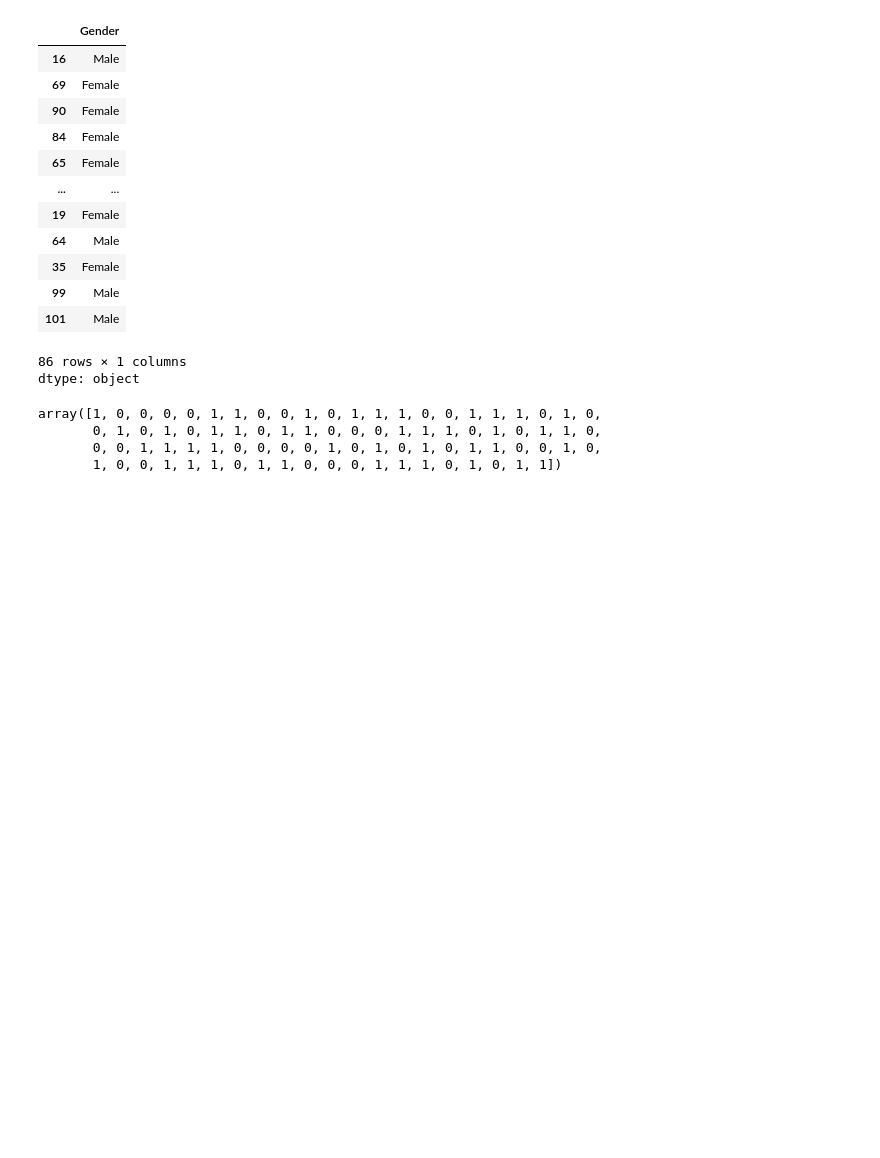
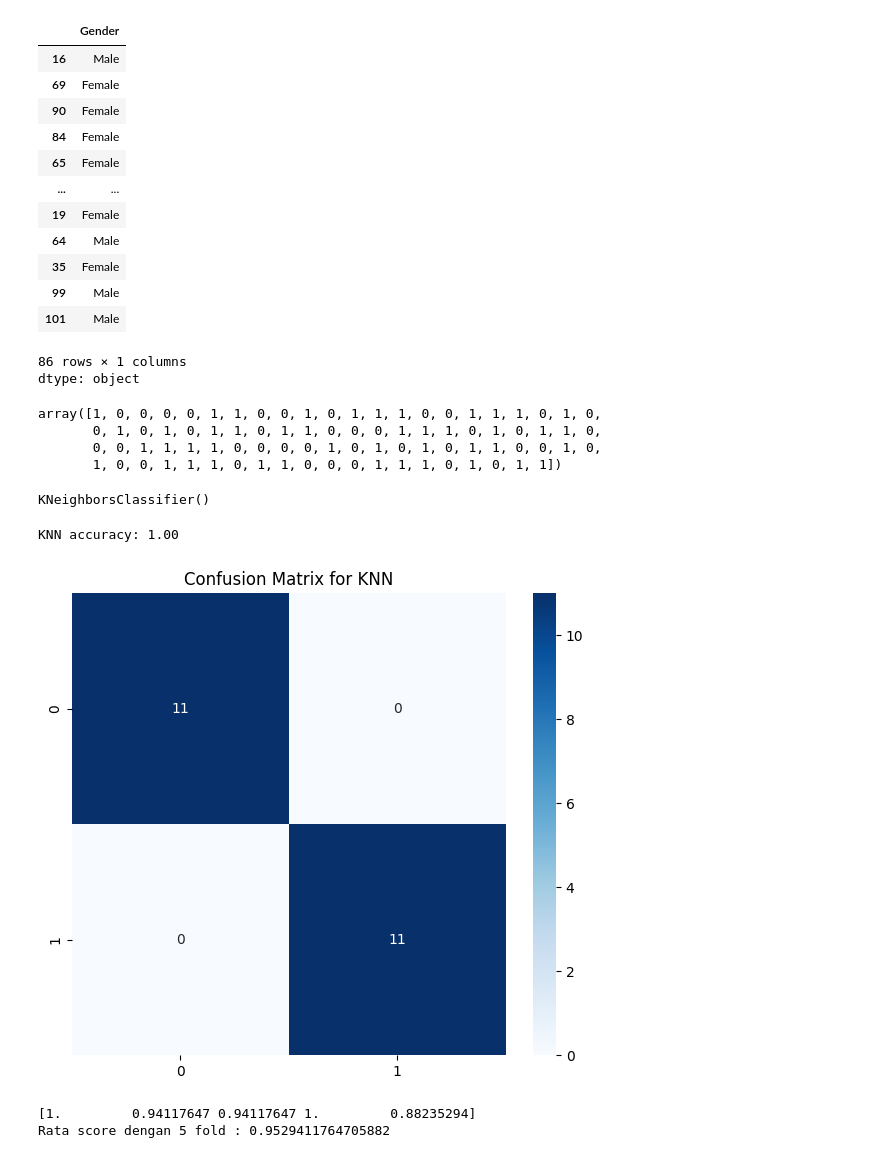
Before and after one commit to JohanPP24/UAS-AI, a Jupyter notebook: Klasifikasi_Obesitas.ipynb, the cells around one changed output. Cells and saved outputs as stored; diff of their text form; code cells hidden in the pictures; blank space fills up the shorter version.

Commit message:
Klasifikasi Obesitas menggunakan KNN

```diff
--- a/Klasifikasi_Obesitas.ipynb
+++ b/Klasifikasi_Obesitas.ipynb
@@ -217,0 +249,8 @@ array([1, 0, 0, 0, 0, 1, 1, 0, 0, 1, 0, 1, 1, 1, 0, 0, 1, 1, 1, 0, 1, 0,
+# %%
+# Membuat objek classifier KNN dengan jumlah tetangga terdekat (n_neighbors) sebanyak 5
+knn_classifier = KNeighborsClassifier(n_neighbors=5) # Membuat objek knn_classifier dari kelas KNeighborsClassifier. Parameter n_neighbors=5 menunjukkan bahwa model akan mempertimbangkan 5 tetangga terdekat untuk membuat prediksi.
+
+# Melatih model KNN menggunakan data latih yang sudah distandarisasi (X_train_scl) dan label target (Y_train_enc)
+knn_classifier.fit(X_train_scl, Y_train_enc) # fit() digunakan untuk melatih model KNN dengan data latih (X_train_scl adalah fitur yang sudah distandarisasi dan Y_train_enc adalah label target yang sudah diencoding). Model KNN akan mempelajari hubungan antara fitur dan label dalam data latih.
+# %% [output]
+KNeighborsClassifier()
@@ -217,0 +261,40 @@ array([1, 0, 0, 0, 0, 1, 1, 0, 0, 1, 0, 1, 1, 1, 0, 0, 1, 1, 1, 0, 1, 0,
+# %%
+# Untuk prediksi menggunakan model KNN pada data uji yang telah distandarisasi
+# knn_classifier adalah objek model K-Nearest Neighbors yang sudah dilatih sebelumnya dengan data latih.
+# predict(X_test_scl) digunakan untuk memprediksi label target pada data uji (X_test_scl), yang merupakan fitur yang sudah distandarisasi.
+knn_predictions = knn_classifier.predict(X_test_scl)
+
+# Untuk menghitung akurasi model dengan membandingkan label yang diprediksi dengan label yang sebenarnya
+# Y_test_enc adalah label sebenarnya dari data uji yang telah diubah ke bentuk numerik (encoded).
+# knn_predictions adalah hasil prediksi yang diperoleh dari model.
+# Fungsi accuracy_score menghitung akurasi dengan membandingkan label sebenarnya dan label prediksi.
+knn_accuracy = accuracy_score(Y_test_enc, knn_predictions)
+
+# ntuk menampilkan hasil akurasi
+print(f'KNN accuracy: {knn_accuracy:.2f}') #untuk menampilkan akurasi model dalam format persentase dengan dua angka di belakang koma.
+# %% [output]
+KNN accuracy: 1.00
+# %%
+# Membuat confusion matrix
+# confusion_matrix(Y_test_enc, knn_predictions):Fungsi confusion_matrix digunakan untuk menghitung matriks kebingungannya, yang membandingkan label sebenarnya (Y_test_enc) dengan prediksi model (knn_predictions).
+# Matriks kebingungannya menggambarkan berapa banyak prediksi yang benar dan salah untuk masing-masing kelas.
+cm=confusion_matrix(Y_test_enc,knn_predictions)
+
+# Menampilkan confusion matrix menggunakan heatmap
+# plt.figure(figsize=(7, 6)): Fungsi plt.figure() digunakan untuk menentukan ukuran gambar plot. Dalam hal ini, ukuran plot adalah 7x6 inci.
+plt.figure(figsize=(7, 6))
+
+# sns.heatmap(cm, annot=True, fmt='d', cmap='Blues'): Menggunakan seaborn untuk menampilkan confusion matrix dalam bentuk heatmap.
+# annot=True akan menampilkan nilai-nilai numerik di setiap sel.
+# fmt='d' berarti format angka adalah bilangan bulat (integer).
+# cmap='Blues' menentukan skema warna untuk heatmap.
+sns.heatmap(cm, annot=True, fmt='d', cmap='Blues')
+
+# Menambahkan judul
+# plt.title('Confusion Matrix for KNN'): Memberikan judul untuk plot agar jelas bahwa ini adalah confusion matrix untuk model KNN.
+plt.title('Confusion Matrix for KNN')
+
+# Menampilkan plot
+plt.show()
+# %% [output]
+[figure, added]
@@ -217,0 +305,19 @@ array([1, 0, 0, 0, 0, 1, 1, 0, 0, 1, 0, 1, 1, 1, 0, 0, 1, 1, 1, 0, 1, 0,
+# %%
+# Inisialisasi model K-Nearest Neighbors dengan 5 neighbors
+# knn = KNeighborsClassifier(n_neighbors=5): Membuat objek KNeighborsClassifier dengan parameter n_neighbors=5, yang berarti model akan mempertimbangkan 5 tetangga terdekat saat melakukan prediksi.
+knn=KNeighborsClassifier(n_neighbors=5)
+
+# Melakukan cross-validation dengan 5 fold
+# score_sc = cross_val_score(knn, X_train_scl, Y_train_enc, cv=5): Melakukan cross-validation pada data pelatihan (X_train_scl) dan target pelatihan (Y_train_enc) dengan menggunakan 5 fold (ditentukan oleh parameter cv=5).
+score_sc=cross_val_score(knn,X_train_scl,Y_train_enc,cv=5)
+
+# Menampilkan skor cross-validation
+# print(score_sc): Menampilkan skor cross-validation untuk setiap fold.
+print(score_sc)
+
+# Menampilkan rata-rata skor dari 5 fold
+# print(f"Rata-rata score dengan 5 fold: {score_sc.mean()}"): Menampilkan rata-rata skor dari hasil 5 fold, yang memberi gambaran tentang kinerja model secara keseluruhan.
+print(f"Rata score dengan 5 fold : {score_sc.mean()}")
+# %% [output]
+[1.         0.94117647 0.94117647 1.         0.88235294]
+Rata score dengan 5 fold : 0.9529411764705882
```
Also changed, not shown: parts of 15 cells of this notebook.
